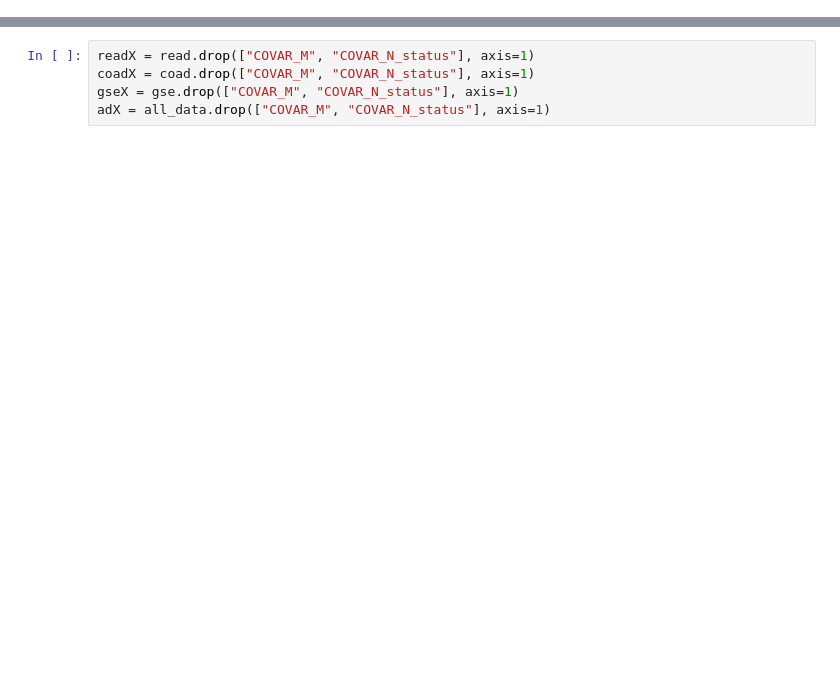
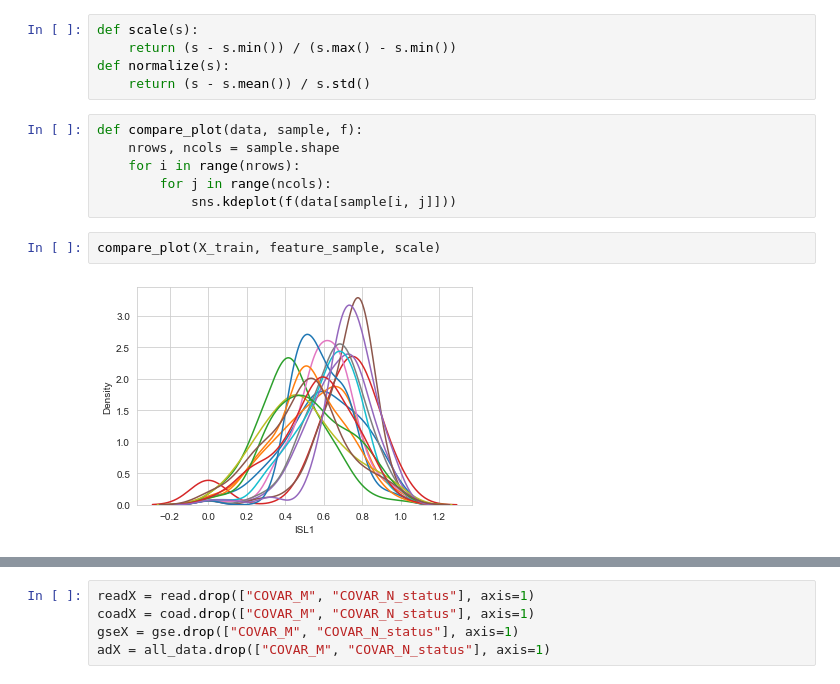
Before and after one commit to ZanderL017/cs229project, a Jupyter notebook: Data_Exploration.ipynb, the cells around one changed output, grey strips where cells are left out. Saved outputs shown, nothing was run; the diff lists cells and outputs as text; blank space fills up the shorter version.

```diff
--- a/Data_Exploration.ipynb
+++ b/Data_Exploration.ipynb
@@ -9,0 +39,15 @@ read, coad, gse, all_data = load_data()
+# %%
+def scale(s):
+    return (s - s.min()) / (s.max() - s.min())
+def normalize(s):
+    return (s - s.mean()) / s.std()
+# %%
+def compare_plot(data, sample, f):
+    nrows, ncols = sample.shape
+    for i in range(nrows):
+        for j in range(ncols):
+            sns.kdeplot(f(data[sample[i, j]]))
+# %%
+compare_plot(X_train, feature_sample, scale)
+# %% [output]
+[figure, added]
```
Also changed, not shown: parts of 17 cells of this notebook, 2 other files.
